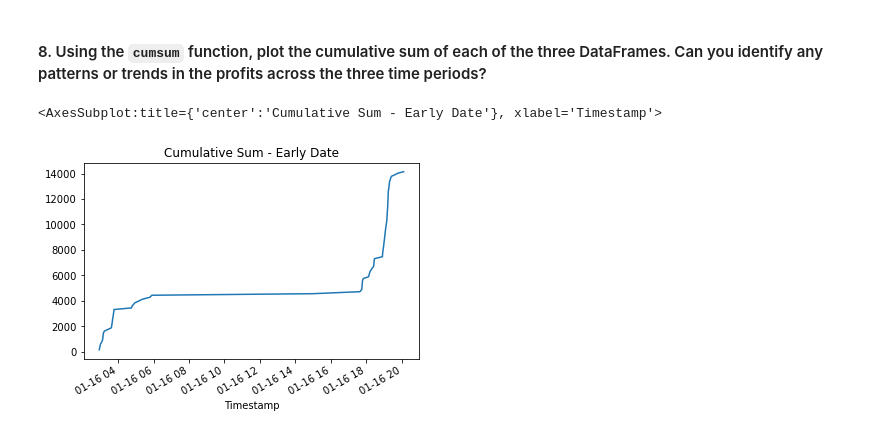
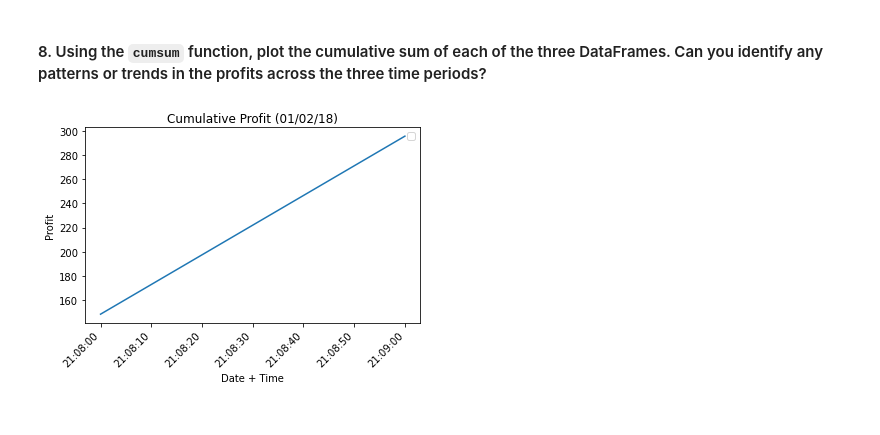
Before and after one commit to MaxAcheson/Module_3_Challenge, a Jupyter notebook: Starter_Code/crypto_arbitrage.ipynb, the cells around one changed output. Saved outputs shown, nothing was run; the diff lists cells and outputs as text; code cells hidden in the pictures.

```diff
--- a/Starter_Code/crypto_arbitrage.ipynb
+++ b/Starter_Code/crypto_arbitrage.ipynb
@@ -503,8 +526,8 @@ Name: Close, dtype: float64
 # %%
 # For the date early in the dataset, calculate the spread returns by dividing the instances when the arbitrage spread is positive (> 0)
 # by the price of Bitcoin from the exchange you are buying on (the lower-priced exchange).
-spread_return_early= # YOUR CODE HERE
+spread_return_early = arbitrage_spread_early[arbitrage_spread_early > 0] / first_day_bitstamp
 
 # Review the spread return DataFrame
-# YOUR CODE HERE
+spread_return_early.describe(include="all").round(5)
 # %% [output]
@@ -520,8 +571,8 @@ Name: Close, dtype: float64
 # %%
 # For the date early in the dataset, determine the number of times your trades with positive returns
 # exceed the 1% minimum threshold (.01) that you need to cover your costs
-profitable_trades_early = # YOUR CODE HERE
+profitable_trades_early = spread_return_early[spread_return_early > 0.01]
 
 # Review the first five profitable trades
-# YOUR CODE HERE
+profitable_trades_early.dropna().head(10)
 # %% [output]
@@ -553,11 +647,11 @@ Name: Close, dtype: float64
 # %%
 # For the date early in the dataset, calculate the potential profit per trade in dollars
 # Multiply the profitable trades by the cost of the Bitcoin that was purchased
-profit_early = # YOUR CODE HERE
+profit_early = profitable_trades_early * first_day_bitstamp
 
 # Drop any missing values from the profit DataFrame
-profit_per_trade_early = # YOUR CODE HERE
+profit_per_trade_early = profit_early.dropna()
 
 # View the early profit DataFrame
-# YOUR CODE HERE
+profit_per_trade_early.head()
 # %% [output]
@@ -606,10 +774,14 @@ Name: Close, dtype: float64
 #### 8. Using the `cumsum` function, plot the cumulative sum of each of the three DataFrames. Can you identify any patterns or trends in the profits across the three time periods?
 # %%
 # Use the cumsum function to calculate the cumulative profits over time for the early profit per trade DataFrame
-cumulative_profit_early = # YOUR CODE HERE
+cumulative_profit_early = profit_per_trade_early.cumsum()
 # %%
 # Plot the cumulative sum of profits for the early profit per trade DataFrame
-# YOUR CODE HERE
+cumulative_profit_early.plot(rot=45)
+plt.title('Cumulative Profit (01/02/18)')
+plt.xlabel('Date + Time')
+plt.ylabel('Profit')
+plt.legend([])
+plt.show()
 # %% [output]
-<AxesSubplot:title={'center':'Cumulative Sum - Early Date'}, xlabel='Timestamp'>
-[figure, old version]
+[figure, new version]
```
Also changed, not shown: parts of 41 cells of this notebook.
